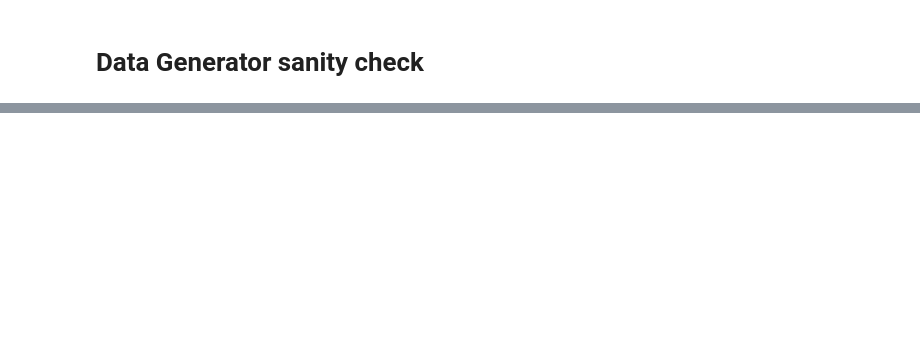
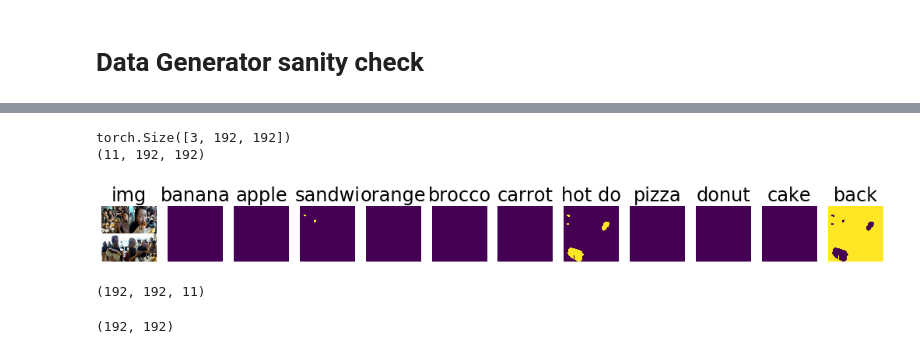
Before and after one commit to bohdankornienko/mscocosol, a Jupyter notebook: mscocosol/notebook/datagen.ipynb, the cells around one changed output, grey strips where cells are left out. Cells and saved outputs as stored; diff of their text form; code cells hidden in the pictures; blank space fills up the shorter version.

```diff
--- a/mscocosol/notebook/datagen.ipynb
+++ b/mscocosol/notebook/datagen.ipynb
@@ -52,2 +72,34 @@ y.shape
+# %%
+img, masks = gen[5]
+
+print(img.shape)
+print(masks.shape)
+
+fig, axes = plt.subplots(1, 11 + gen._add_background)
+
+axes[0].axis('off')
+axes[0].imshow(reverse_transform(img))
+axes[0].set_title('img')
+
+for j in range(10):
+    axes[j + 1].axis('off')
+    axes[j + 1].imshow(masks[j, :, :])
+    axes[j + 1].set_title(gen._categories[j][:6])
+
+axes[11].axis('off')
+axes[11].imshow(masks[10, :, :])
+axes[11].set_title('back')
+
+plt.show()
+# %% [output]
+torch.Size([3, 192, 192])
+(11, 192, 192)
+[figure, added]
+# %%
+gen._tensor.shape
+# %% [output]
+(192, 192, 11)
 # %%
-np.rollaxis(y, 2).shape
+np.logical_or.reduce(gen._tensor, axis=2).shape
+# %% [output]
+(192, 192)
```
Also changed, not shown: parts of 19 cells of this notebook, 4 other files.
